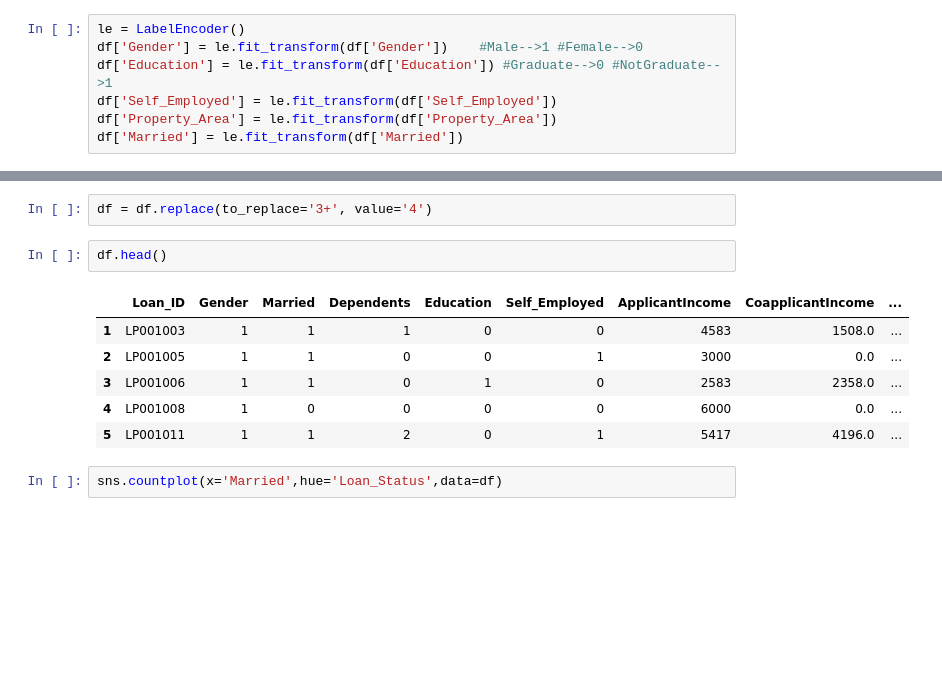
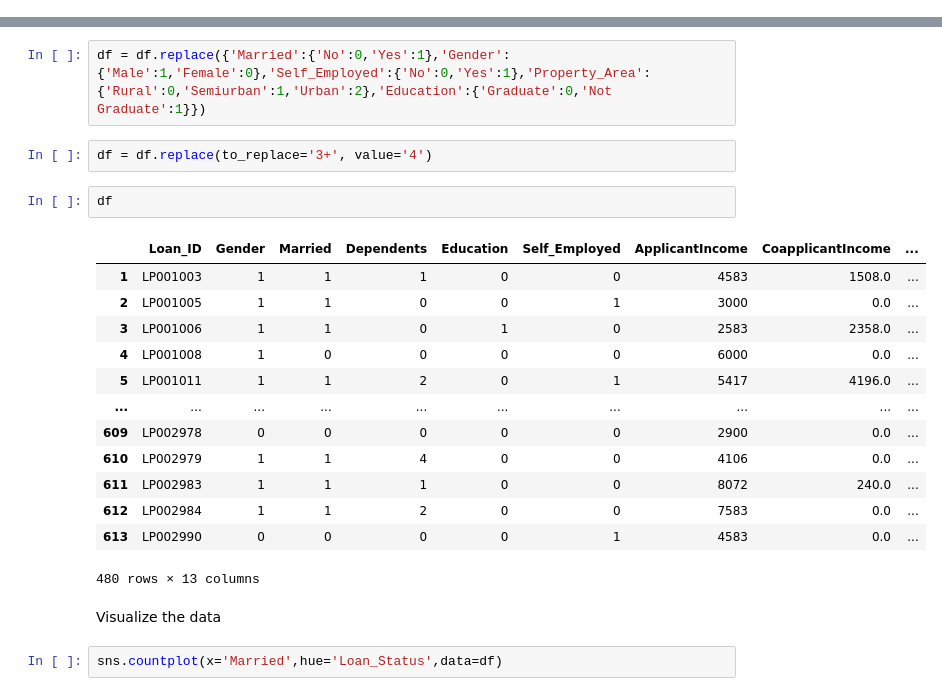
Before and after one commit to akashbalor123/Machine-Learning, a Jupyter notebook: Loan_prediction.ipynb, the cells around one changed output, grey strips where cells are left out. Saved outputs shown, nothing was run; the diff lists cells and outputs as text; blank space fills up the shorter version.

```diff
--- a/Loan_prediction.ipynb
+++ b/Loan_prediction.ipynb
@@ -49,10 +56,3 @@ df.isnull().sum()
 dtype: int64
 # %%
 df = df.dropna()
-# %%
-le = LabelEncoder()
-df['Gender'] = le.fit_transform(df['Gender'])    #Male-->1 #Female-->0
-df['Education'] = le.fit_transform(df['Education']) #Graduate-->0 #NotGraduate-->1
-df['Self_Employed'] = le.fit_transform(df['Self_Employed'])
-df['Property_Area'] = le.fit_transform(df['Property_Area'])
-df['Married'] = le.fit_transform(df['Married'])
@@ -59,14 +61,25 @@ df['Married'] = le.fit_transform(df['Married'])
+# %%
+df = df.replace({'Married':{'No':0,'Yes':1},'Gender':{'Male':1,'Female':0},'Self_Employed':{'No':0,'Yes':1},'Property_Area':{'Rural':0,'Semiurban':1,'Urban':2},'Education':{'Graduate':0,'Not Graduate':1}})
 # %%
 df = df.replace(to_replace='3+', value='4')
 # %%
-df.head()
+df
 # %% [output]
 |  | Loan_ID | Gender | Married | Dependents | Education | Self_Employed | ApplicantIncome | CoapplicantIncome | ... |
 | 1 | LP001003 | 1 | 1 | 1 | 0 | 0 | 4583 | 1508.0 | ... |
 | 2 | LP001005 | 1 | 1 | 0 | 0 | 1 | 3000 | 0.0 | ... |
 | 3 | LP001006 | 1 | 1 | 0 | 1 | 0 | 2583 | 2358.0 | ... |
 | 4 | LP001008 | 1 | 0 | 0 | 0 | 0 | 6000 | 0.0 | ... |
 | 5 | LP001011 | 1 | 1 | 2 | 0 | 1 | 5417 | 4196.0 | ... |
+| ... | ... | ... | ... | ... | ... | ... | ... | ... | ... |
+| 609 | LP002978 | 0 | 0 | 0 | 0 | 0 | 2900 | 0.0 | ... |
+| 610 | LP002979 | 1 | 1 | 4 | 0 | 0 | 4106 | 0.0 | ... |
+| 611 | LP002983 | 1 | 1 | 1 | 0 | 0 | 8072 | 240.0 | ... |
+| 612 | LP002984 | 1 | 1 | 2 | 0 | 0 | 7583 | 0.0 | ... |
+| 613 | LP002990 | 0 | 0 | 0 | 0 | 1 | 4583 | 0.0 | ... |
+480 rows × 13 columns
+# %% [markdown]
+Visualize the data
 # %%
 sns.countplot(x='Married',hue='Loan_Status',data=df)
 # %% [output]
```
Also changed, not shown: parts of 10 cells of this notebook.
